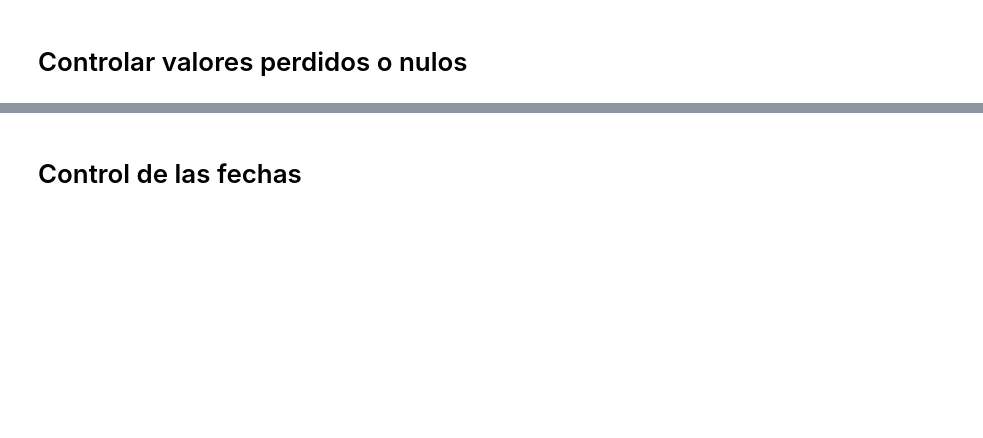
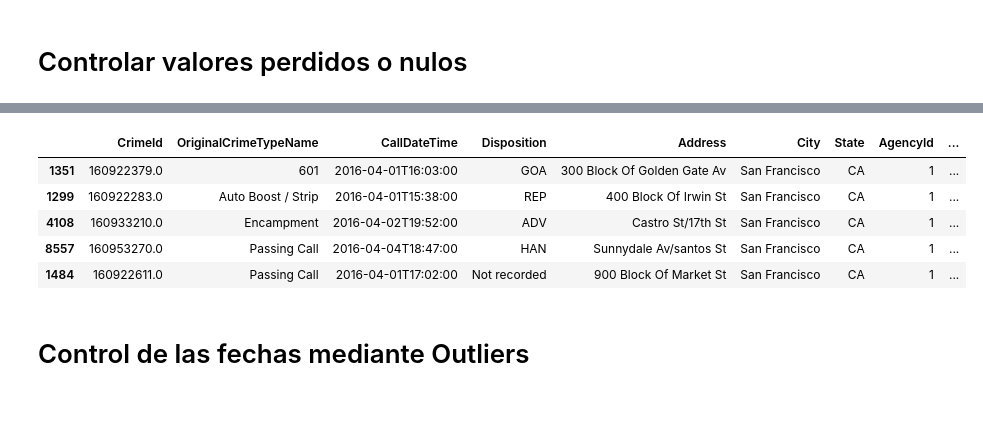
Before and after one commit to jacaceres1/Lab2_Limpieza_Datos, a Jupyter notebook: [NRC_6292]_JoseCáceres_La21Unidad2.ipynb, the cells around one changed output, grey strips where cells are left out. Cells and saved outputs as stored; diff of their text form; code cells hidden in the pictures; blank space fills up the shorter version.

```diff
--- a/[NRC_6292]_JoseCáceres_La21Unidad2.ipynb
+++ b/[NRC_6292]_JoseCáceres_La21Unidad2.ipynb
@@ -107,4 +133,14 @@ df
+# %%
+df = df.drop(['CallTime'], axis=1)
+df.sample(5)
+# %% [output]
+|  | CrimeId | OriginalCrimeTypeName | CallDateTime | Disposition | Address | City | State | AgencyId | ... |
+| 1351 | 160922379.0 | 601 | 2016-04-01T16:03:00 | GOA | 300 Block Of Golden Gate Av | San Francisco | CA | 1 | ... |
+| 1299 | 160922283.0 | Auto Boost / Strip | 2016-04-01T15:38:00 | REP | 400 Block Of Irwin St | San Francisco | CA | 1 | ... |
+| 4108 | 160933210.0 | Encampment | 2016-04-02T19:52:00 | ADV | Castro St/17th St | San Francisco | CA | 1 | ... |
+| 8557 | 160953270.0 | Passing Call | 2016-04-04T18:47:00 | HAN | Sunnydale Av/santos St | San Francisco | CA | 1 | ... |
+| 1484 | 160922611.0 | Passing Call | 2016-04-01T17:02:00 | Not recorded | 900 Block Of Market St | San Francisco | CA | 1 | ... |
 # %% [markdown]
-# Control de las fechas
+# Control de las fechas mediante Outliers
 # %% [markdown]
 #
```
Also changed, not shown: parts of 14 cells of this notebook.
